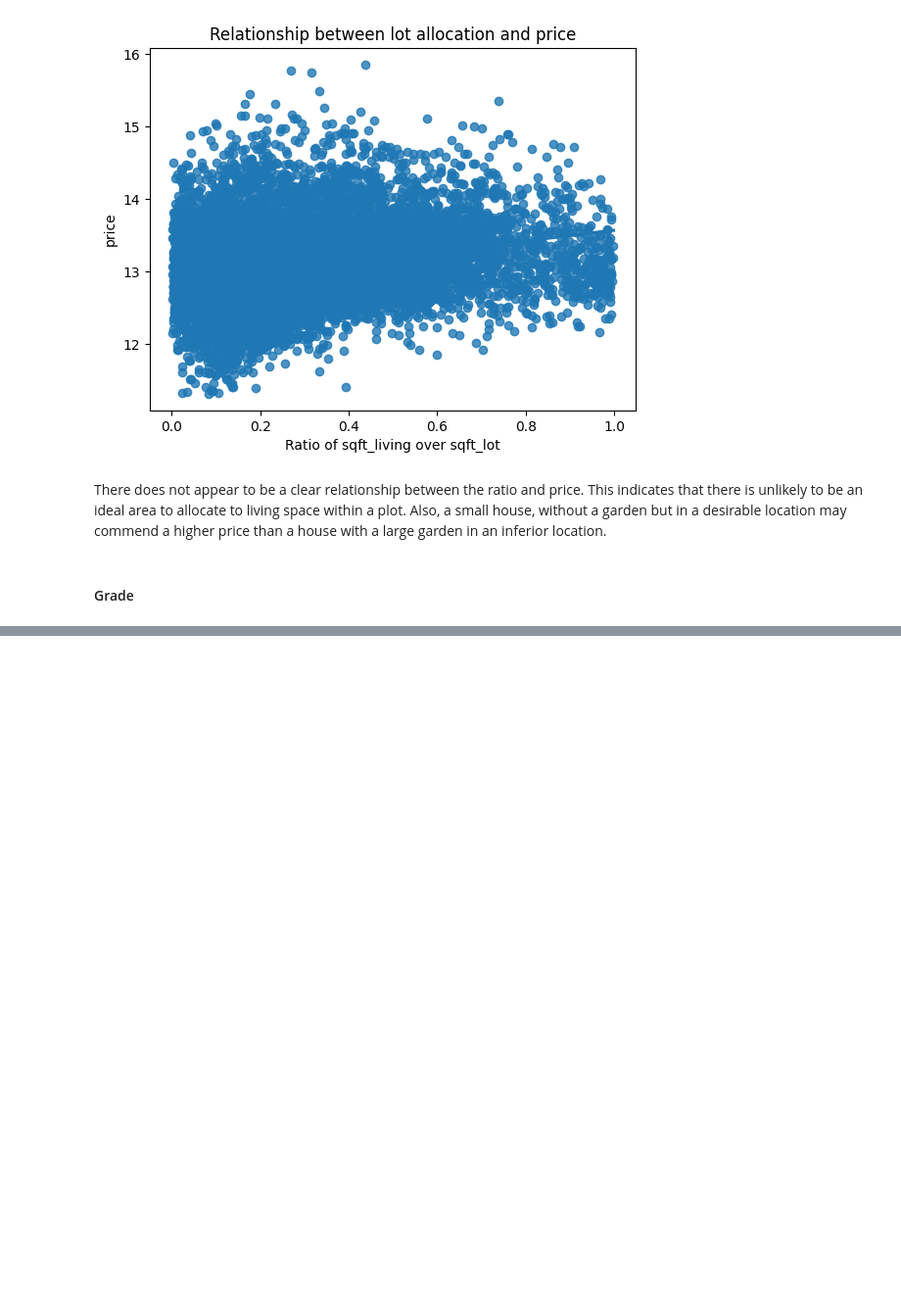
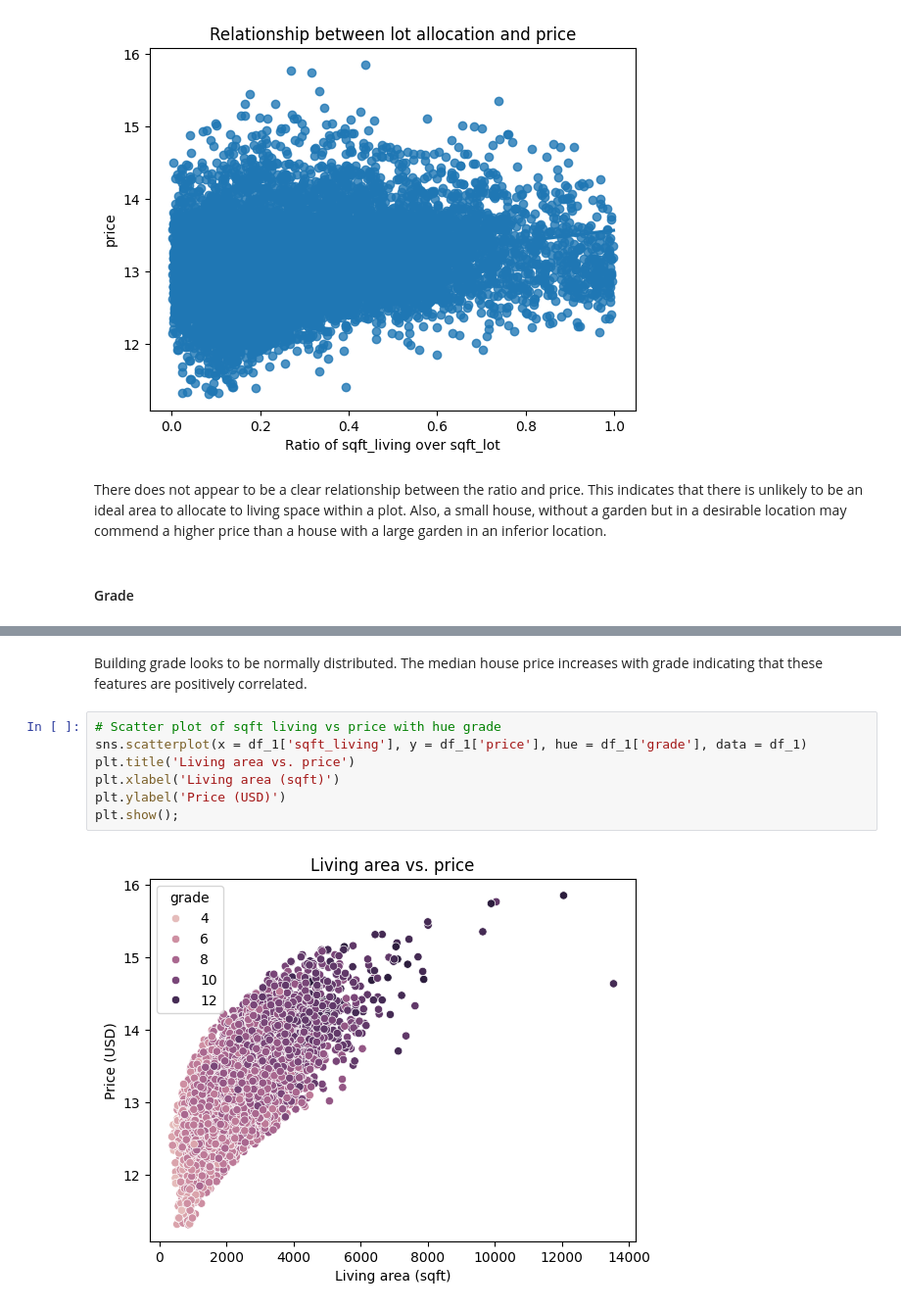
Before and after one commit to ShamlaA/Phase-2-Group-17-Project, a Jupyter notebook: Work_in_Progress/Zenah.ipynb, the cells around one changed output, grey strips where cells are left out. Shown at 98% size. Drawn from its saved outputs; the diff is of its cells as text; blank space fills up the shorter version.

```diff
--- a/Work_in_Progress/Zenah.ipynb
+++ b/Work_in_Progress/Zenah.ipynb
@@ -467,0 +507,11 @@ There does not appear to be a clear relationship between the ratio and price. Th
+# %% [markdown]
+Building grade looks to be normally distributed. The median house price increases with grade indicating that these features are positively correlated.
+# %%
+# Scatter plot of sqft living vs price with hue grade
+sns.scatterplot(x = df_1['sqft_living'], y = df_1['price'], hue = df_1['grade'], data = df_1)
+plt.title('Living area vs. price')
+plt.xlabel('Living area (sqft)')
+plt.ylabel('Price (USD)')
+plt.show();
+# %% [output]
+[figure, added]
```
Also changed, not shown: parts of 17 cells of this notebook.
